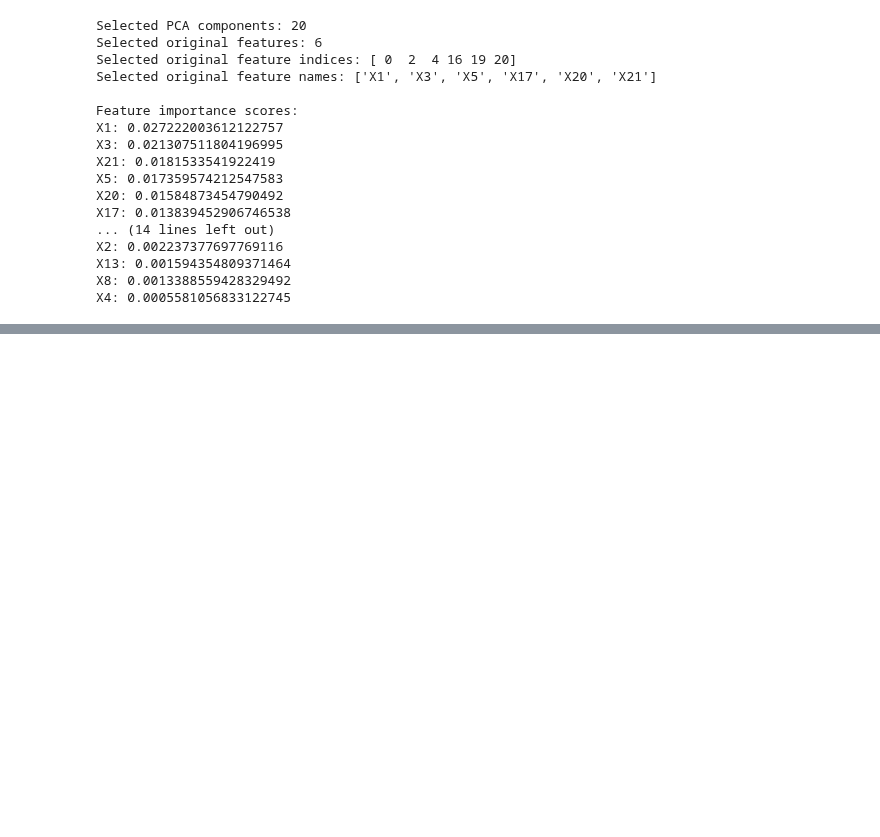
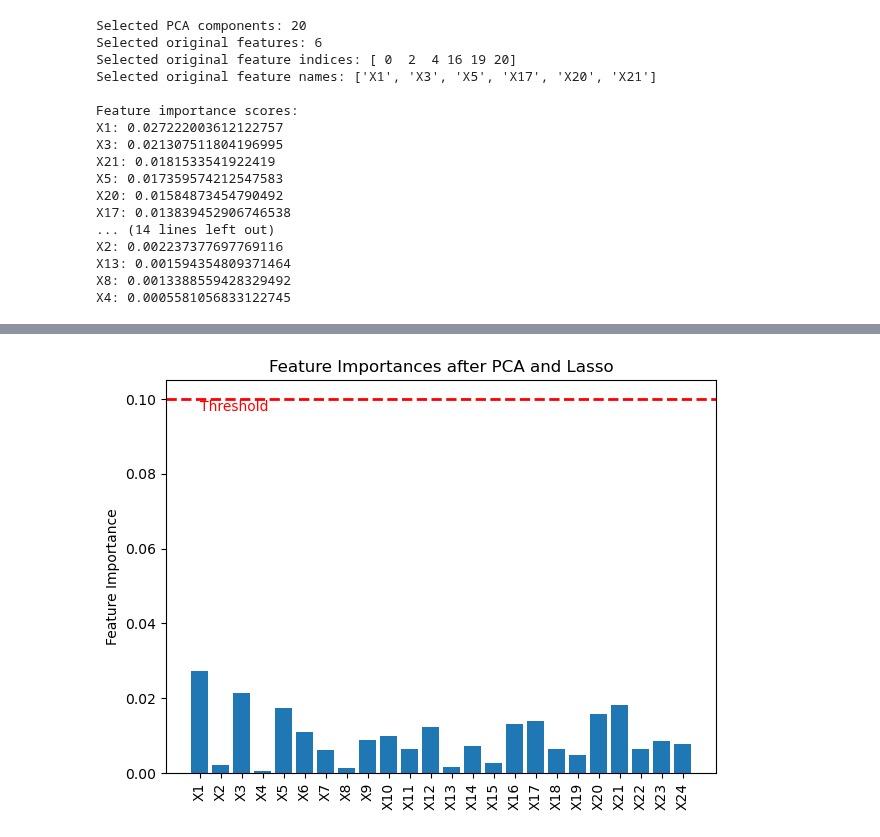
Before and after one commit to Binwen6/CCC, a Jupyter notebook: PCA_Lasso.ipynb, the cells around one changed output, grey strips where cells are left out. Cells and saved outputs as stored; diff of their text form; code cells hidden in the pictures; blank space fills up the shorter version.

```diff
--- a/PCA_Lasso.ipynb
+++ b/PCA_Lasso.ipynb
@@ -76,0 +106,31 @@ X4: 0.0005581056833122745
+# %%
+import matplotlib.pyplot as plt
+
+# 假设你已经有了一个固定的阈值分数
+fixed_threshold = 0.1  # 你可以设置这个值为你想要的任何分数
+
+# ... (之前的代码保持不变)
+
+# 绘制条形图
+indices = np.arange(len(original_feature_importance))
+plt.bar(indices, original_feature_importance, align='center')
+
+# 添加特征名称和重要性分数
+plt.xticks(indices, X.columns, rotation='vertical')
+plt.ylabel('Feature Importance')
+plt.title('Feature Importances after PCA and Lasso')
+
+# 显示水平线表示固定的阈值
+plt.axhline(y=fixed_threshold, color='r', linestyle='--', linewidth=2)
+plt.text(0, fixed_threshold - 0.01 * max(original_feature_importance), 'Threshold', color='red', va='top')
+
+# # 如果你还想要显示选择的特征的边界（基于百分比的阈值）
+# selected_index = np.where(original_selected_features)[0][-1]
+# plt.axvline(x=selected_index + 0.5, color='g', linestyle='--', linewidth=2)
+# plt.text(selected_index + 1, max(original_feature_importance) * 0.9, 'Selected Features Threshold', color='green')
+
+# 展示图形
+plt.tight_layout()
+plt.show()
+# %% [output]
+[figure, added]
```
Also changed, not shown: parts of 1 cell of this notebook, 1 other file.
